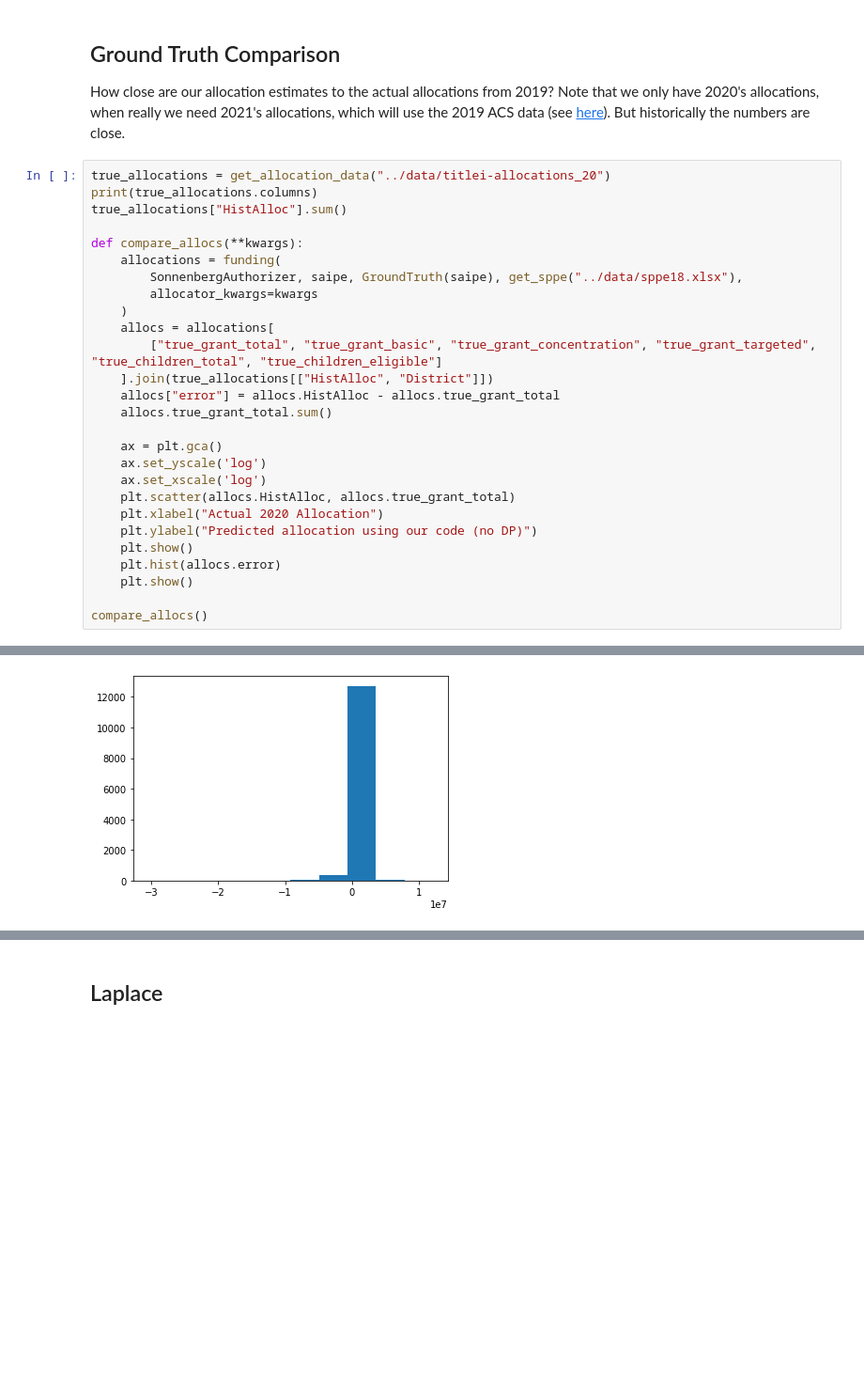
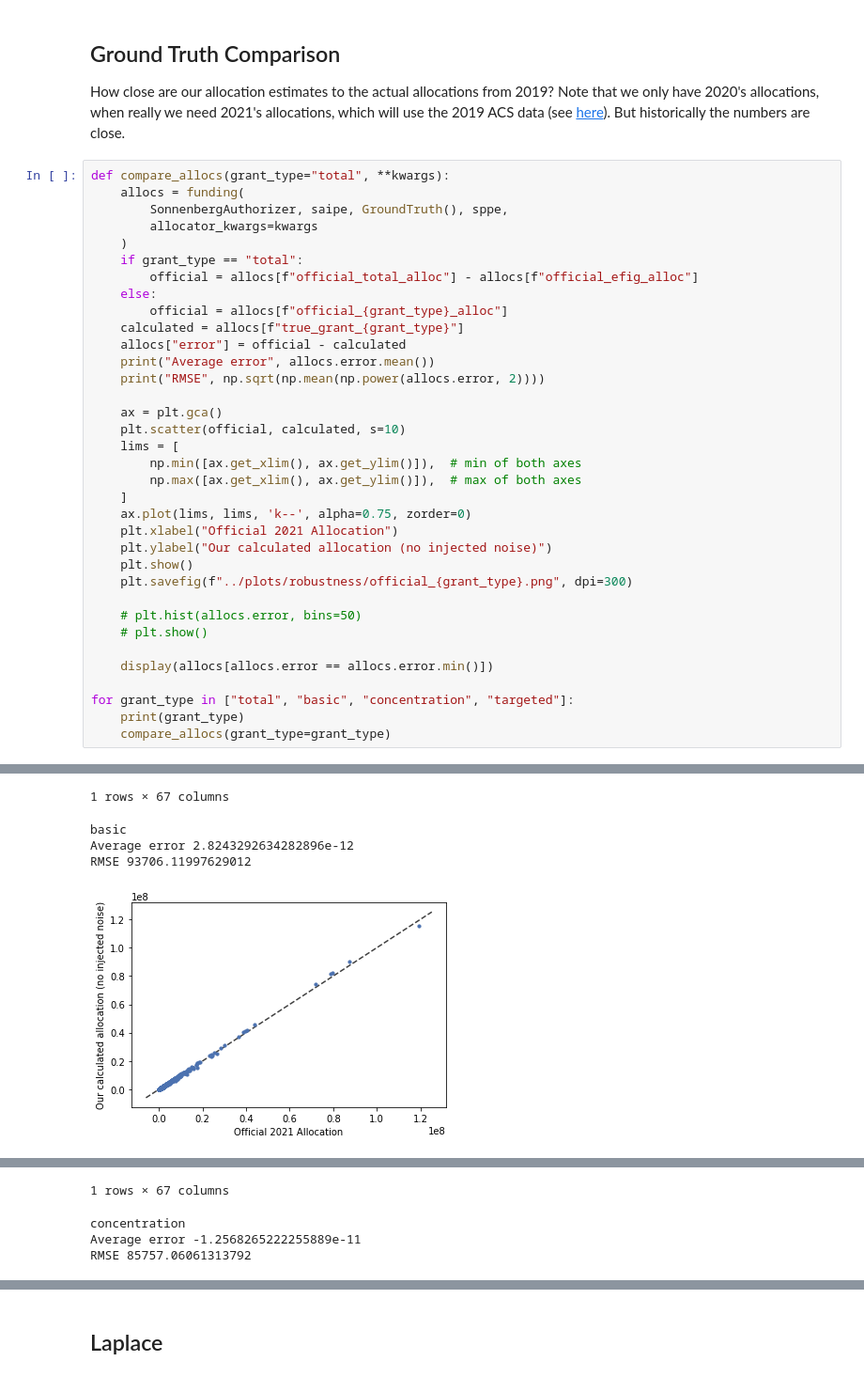
Before and after one commit to ryansteed/dp-policy, a Jupyter notebook: notebooks/titlei.ipynb, the cells around one changed output, grey strips where cells are left out. Shown at 94% size. Saved outputs shown, nothing was run; the diff lists cells and outputs as text; blank space fills up the shorter version.

Commit message:
:sparkles: robustness plots

```diff
--- a/notebooks/titlei.ipynb
+++ b/notebooks/titlei.ipynb
@@ -102,30 +99,38 @@ Exception:
 ## Ground Truth Comparison
 How close are our allocation estimates to the actual allocations from 2019? Note that we only have 2020's allocations, when really we need 2021's allocations, which will use the 2019 ACS data (see [here](https://www.nd.gov/dpi/sites/www/files/documents/Educational%20Equity%20%26%20Support/Title%20I/USED%20Census%202019%20Memo.pdf)). But historically the numbers are close.
 # %%
-true_allocations = get_allocation_data("../data/titlei-allocations_20")
-print(true_allocations.columns)
-true_allocations["HistAlloc"].sum()
-
-def compare_allocs(**kwargs):
-    allocations = funding(
-        SonnenbergAuthorizer, saipe, GroundTruth(saipe), get_sppe("../data/sppe18.xlsx"),
+def compare_allocs(grant_type="total", **kwargs):
+    allocs = funding(
+        SonnenbergAuthorizer, saipe, GroundTruth(), sppe,
         allocator_kwargs=kwargs
     )
-    allocs = allocations[
-        ["true_grant_total", "true_grant_basic", "true_grant_concentration", "true_grant_targeted", "true_children_total", "true_children_eligible"]
-    ].join(true_allocations[["HistAlloc", "District"]])
-    allocs["error"] = allocs.HistAlloc - allocs.true_grant_total
-    allocs.true_grant_total.sum()
+    if grant_type == "total":
+        official = allocs[f"official_total_alloc"] - allocs[f"official_efig_alloc"]
+    else:
+        official = allocs[f"official_{grant_type}_alloc"]
+    calculated = allocs[f"true_grant_{grant_type}"]
+    allocs["error"] = official - calculated
+    print("Average error", allocs.error.mean())
+    print("RMSE", np.sqrt(np.mean(np.power(allocs.error, 2))))
 
     ax = plt.gca()
-    ax.set_yscale('log')
-    ax.set_xscale('log')
-    plt.scatter(allocs.HistAlloc, allocs.true_grant_total)
-    plt.xlabel("Actual 2020 Allocation")
-    plt.ylabel("Predicted allocation using our code (no DP)")
+    plt.scatter(official, calculated, s=10)
+    lims = [
+        np.min([ax.get_xlim(), ax.get_ylim()]),  # min of both axes
+        np.max([ax.get_xlim(), ax.get_ylim()]),  # max of both axes
+    ]
+    ax.plot(lims, lims, 'k--', alpha=0.75, zorder=0)
+    plt.xlabel("Official 2021 Allocation")
+    plt.ylabel("Our calculated allocation (no injected noise)")
     plt.show()
-    plt.hist(allocs.error)
-    plt.show()
+    plt.savefig(f"../plots/robustness/official_{grant_type}.png", dpi=300)
 
-compare_allocs()
+    # plt.hist(allocs.error, bins=50)
+    # plt.show()
+
+    display(allocs[allocs.error == allocs.error.min()])
+
+for grant_type in ["total", "basic", "concentration", "targeted"]:
+    print(grant_type)
+    compare_allocs(grant_type=grant_type)
 # %% [output]
@@ -135 +144,5 @@ Index(['LEAID', 'District', 'HistAlloc', 'state'], dtype='object')
+1 rows × 67 columns
+basic
+Average error 2.8243292634282896e-12
+RMSE 93706.11997629012
-[figure, old version]
+[figure, new version]
@@ -135,0 +152,4 @@ Index(['LEAID', 'District', 'HistAlloc', 'state'], dtype='object')
+1 rows × 67 columns
+concentration
+Average error -1.2568265222255889e-11
+RMSE 85757.06061313792
```
Also changed, not shown: parts of 8 cells of this notebook, 5 other files.
